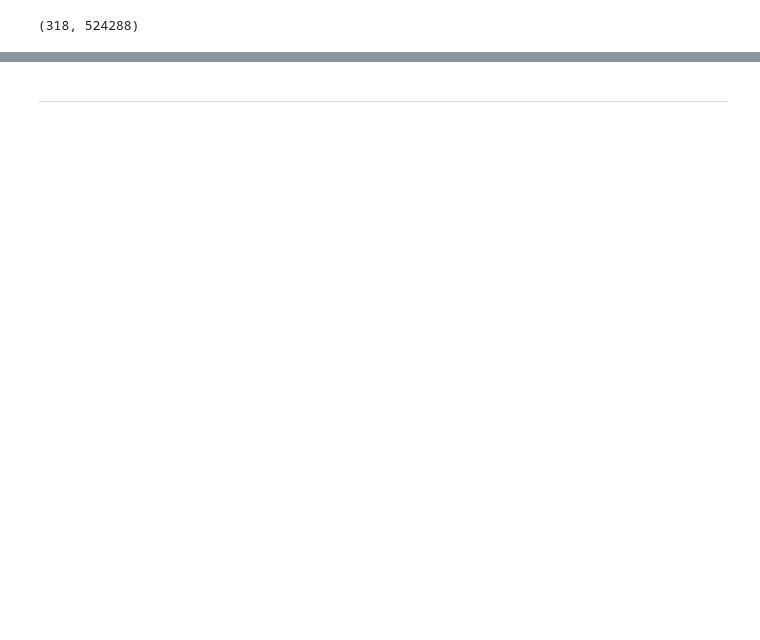
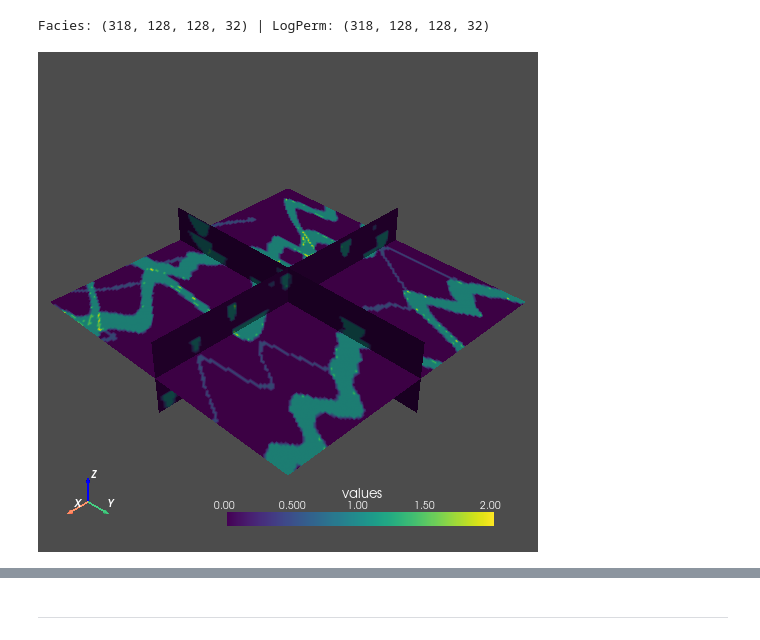
Before and after one commit to misaelmmorales/Latent-Geo-Modeling, a Jupyter notebook: simulations 3D/mps.ipynb, the cells around one changed output, grey strips where cells are left out. Cells and saved outputs as stored; diff of their text form; code cells hidden in the pictures; blank space fills up the shorter version.

```diff
--- a/simulations 3D/mps.ipynb
+++ b/simulations 3D/mps.ipynb
@@ -7,8 +8,16 @@ import os
 
 from skimage.transform import resize
 from scipy.io import loadmat, savemat
-# %%
-df = loadmat('geomodel_data/ti.mat')['Facies']
-print(df.shape)
-# %% [output]
-(318, 524288)
+# %%
+facies = np.load('geomodel_data/facies.npy')
+logperm = np.load('geomodel_data/log_perm.npy')
+
+print('Facies: {} | LogPerm: {}'.format(facies.shape, logperm.shape))
+# %% [output]
+Facies: (318, 128, 128, 32) | LogPerm: (318, 128, 128, 32)
+# %%
+mesh = pv.wrap(np.flip(facies[0]))
+slices = mesh.slice_orthogonal()
+slices.plot(jupyter_backend='static', window_size=(500,500))
+# %% [output]
+[figure, added]
```
Also changed, not shown: parts of 7 cells of this notebook, 1 other file.
